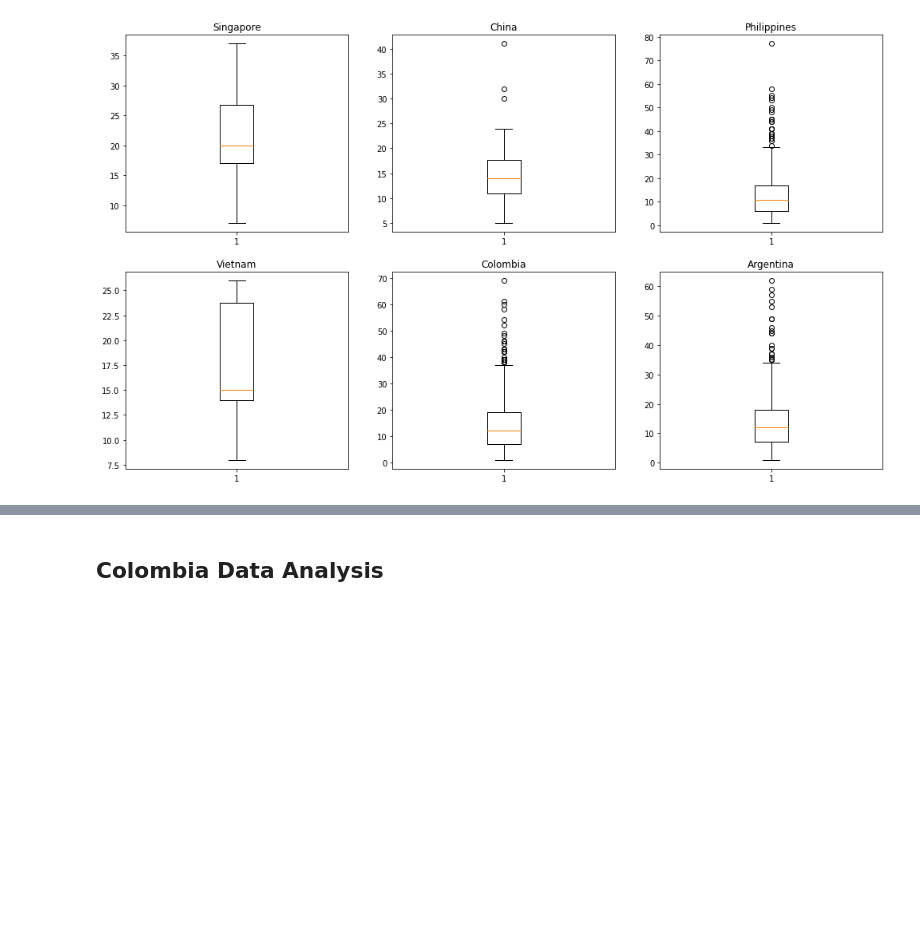
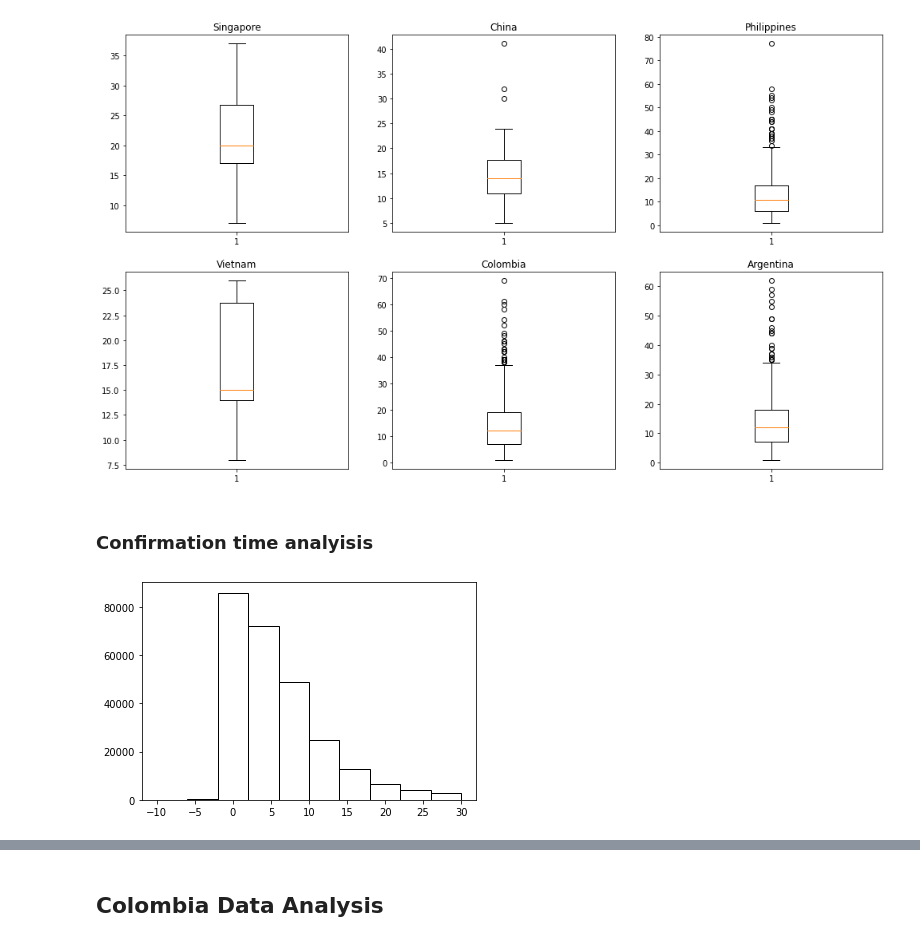
Before and after one commit to juanscr/covid-abms, a Jupyter notebook: misc/data-mining.ipynb, the cells around one changed output, grey strips where cells are left out. Drawn from its saved outputs; the diff is of its cells as text; code cells hidden in the pictures; blank space fills up the shorter version.

```diff
--- a/misc/data-mining.ipynb
+++ b/misc/data-mining.ipynb
@@ -51,8 +51,14 @@ def remove_nans(*attrs):
 times = remove_nans('date_onset_symptoms', 'date_death_or_discharge')
 # %%
 def date_to_days(date):
-    date1_aux = datetime.strptime(date[0][:10], '%d.%m.%Y')
-    date2_aux = datetime.strptime(date[1][:10], '%d.%m.%Y')
+    try:
+        date1_aux = datetime.strptime(date[0][:10], '%d.%m.%Y')
+    except ValueError:
+        date1_aux = datetime.strptime(date[0][:10], '%m.%d.%Y')
+    try:
+        date2_aux = datetime.strptime(date[1][:10], '%d.%m.%Y')
+    except ValueError:
+        date2_aux = datetime.strptime(date[1][:10], '%m.%d.%Y')
 
     return (date2_aux - date1_aux).days
 
@@ -282,3 +291,16 @@ plt.savefig("boxplots-per-country.pdf", bbox_inches='tight')
 plt.show()
 # %% [output]
 [figure]
+# %% [markdown]
+### Confirmation time analyisis
+# %%
+# Constructing list
+times_conf = remove_nans('date_onset_symptoms', 'date_confirmation')
+dataset_conf = np.array(list(map(lambda x: date_to_days(x), times_conf)))
+dataset_conf = dataset_conf[-10 <= dataset_conf]
+dataset_conf = dataset_conf[dataset_conf <= 30]
+# %%
+plt.hist(dataset_conf, ec='black', color='white')
+plt.show()
+# %% [output]
+[figure, added]
```
Also changed, not shown: parts of 5 cells of this notebook.
